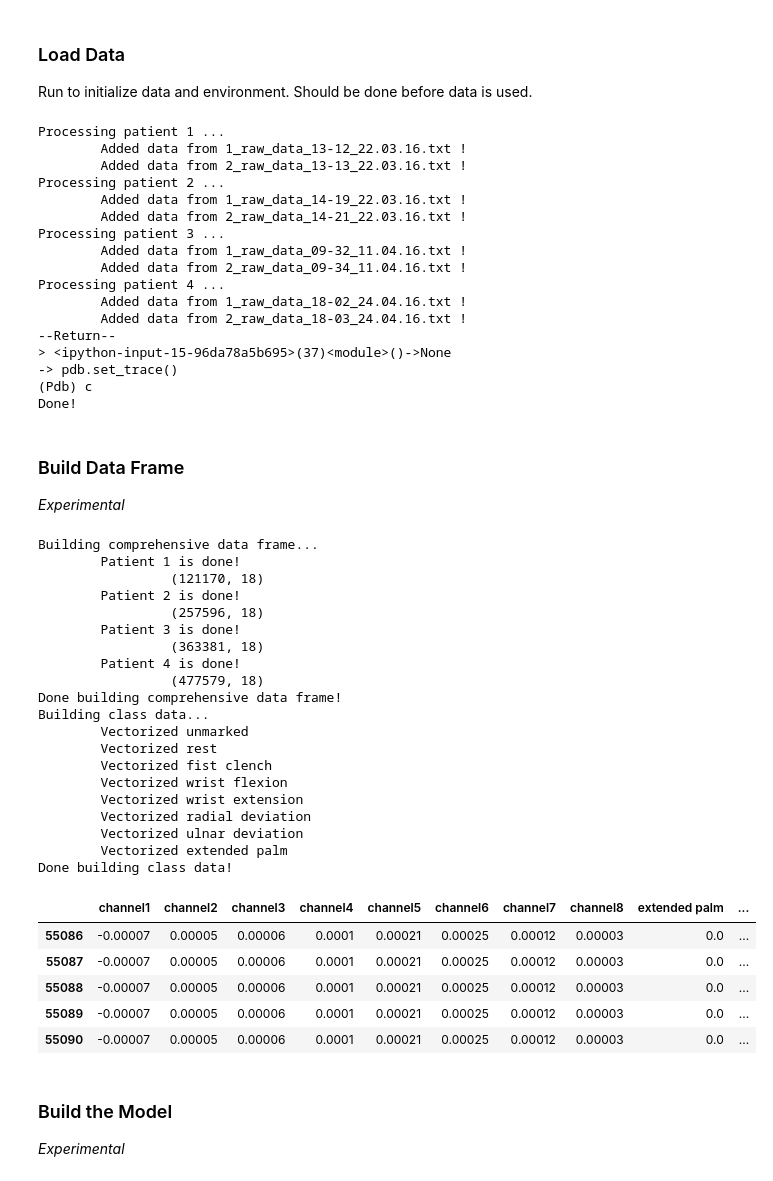
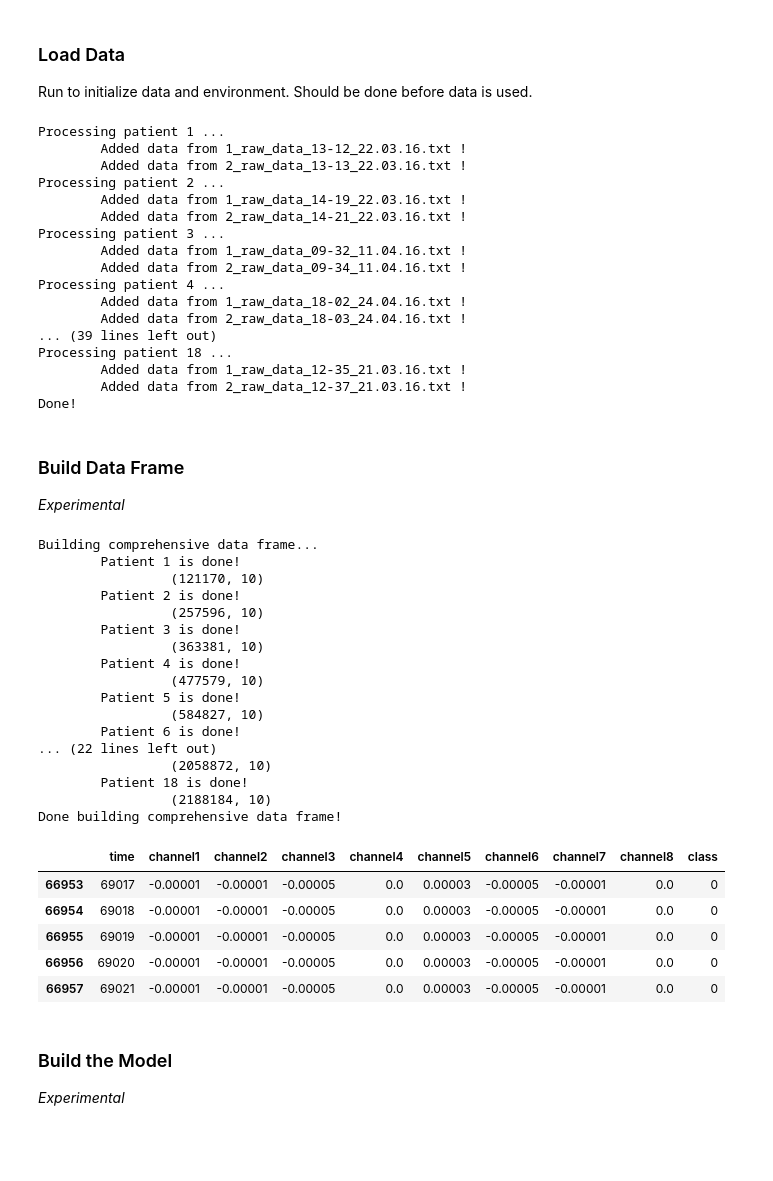
Before and after one commit to harikuts/gesture_id, a Jupyter notebook: Gesture_Project.ipynb, the cells around one changed output. Cells and saved outputs as stored; diff of their text form; code cells hidden in the pictures; blank space fills up the shorter version.

```diff
--- a/Gesture_Project.ipynb
+++ b/Gesture_Project.ipynb
@@ -79,7 +83,7 @@ import pandas as pd
 repopath = '/content/drive/Team Drives/Gestures Project/repo/'
 
 # Specify range of patients
-PATIENTS = {1, 2, 3, 4}
+PATIENTS = range(1,19)
 CHANNELS = ["channel" + str(x) for x in range(1,9)]
 COLUMNS = CHANNELS[:].append("class")
 CLASSNAMES = ["unmarked", "rest", "fist clench", "wrist flexion", "wrist extension", "radial deviation", "ulnar deviation", "extended palm"]
@@ -105,7 +109,7 @@ for patient in PATIENTS:
       print ("\tAdded data from", file, "!")
     except Exception as e:
       print ("Could not import data to patient", identifier, "from", patientPath, "\n", str(e))
-pdb.set_trace()
+# pdb.set_trace()
 print ("Done!")
 # %% [output]
 Processing patient 1 ...
@@ -120,10 +124,10 @@ Processing patient 3 ...
 Processing patient 4 ...
         Added data from 1_raw_data_18-02_24.04.16.txt !
         Added data from 2_raw_data_18-03_24.04.16.txt !
---Return--
-> <ipython-input-15-96da78a5b695>(37)<module>()->None
--> pdb.set_trace()
-(Pdb) c
+... (39 lines left out)
+Processing patient 18 ...
+        Added data from 1_raw_data_12-35_21.03.16.txt !
+        Added data from 2_raw_data_12-37_21.03.16.txt !
 Done!
 # %% [markdown]
 ### Build Data Frame
@@ -131,57 +135,57 @@ Done!
 # %%
 import tensorflow as tf
 from tensorflow import keras
 
 
 # Create comprehensive dataframe with all data
 print ("Building comprehensive data frame...")
 dataFrame = None
 for patient in PATIENTS:
   identifier = "%02d" % (patient)
   for data in patientDict[identifier]:
     if dataFrame is not None:
       dataFrame = pd.concat([dataFrame, data])
     else:
       dataFrame = data
   print ("\tPatient", patient, "is done!")
   print ("\t\t", dataFrame.shape)
 print ("Done building comprehensive data frame!")
 
+# Data post-processing
+dataFrame.drop('time')
+
 # Add class categories
-print ("Building class data...")
-classification = dataFrame.pop('class')
-for className in CLASSNAMES:
-  dataFrame[className] = (classification == CLASSNAMES.index(className)) * 1.0
-  print ("\tVectorized", className)
-print ("Done building class data!")
+# print ("Building class data...")
+# classification = dataFrame.pop('class')
+# for className in CLASSNAMES:
+#   dataFrame[className] = (classification == CLASSNAMES.index(className)) * 1.0
+#   print ("\tVectorized", className)
+# print ("Done building class data!")
 dataFrame.tail()
 # %% [output]
 Building comprehensive data frame...
         Patient 1 is done!
-                 (121170, 18)
+                 (121170, 10)
         Patient 2 is done!
-                 (257596, 18)
+                 (257596, 10)
         Patient 3 is done!
-                 (363381, 18)
+                 (363381, 10)
         Patient 4 is done!
-                 (477579, 18)
+                 (477579, 10)
+        Patient 5 is done!
+                 (584827, 10)
+        Patient 6 is done!
+... (22 lines left out)
+                 (2058872, 10)
+        Patient 18 is done!
+                 (2188184, 10)
 Done building comprehensive data frame!
-Building class data...
-        Vectorized unmarked
-        Vectorized rest
-        Vectorized fist clench
-        Vectorized wrist flexion
-        Vectorized wrist extension
-        Vectorized radial deviation
-        Vectorized ulnar deviation
-        Vectorized extended palm
-Done building class data!
-|  | channel1 | channel2 | channel3 | channel4 | channel5 | channel6 | channel7 | channel8 | extended palm | ... |
-| 55086 | -0.00007 | 0.00005 | 0.00006 | 0.0001 | 0.00021 | 0.00025 | 0.00012 | 0.00003 | 0.0 | ... |
-| 55087 | -0.00007 | 0.00005 | 0.00006 | 0.0001 | 0.00021 | 0.00025 | 0.00012 | 0.00003 | 0.0 | ... |
-| 55088 | -0.00007 | 0.00005 | 0.00006 | 0.0001 | 0.00021 | 0.00025 | 0.00012 | 0.00003 | 0.0 | ... |
-| 55089 | -0.00007 | 0.00005 | 0.00006 | 0.0001 | 0.00021 | 0.00025 | 0.00012 | 0.00003 | 0.0 | ... |
-| 55090 | -0.00007 | 0.00005 | 0.00006 | 0.0001 | 0.00021 | 0.00025 | 0.00012 | 0.00003 | 0.0 | ... |
+|  | time | channel1 | channel2 | channel3 | channel4 | channel5 | channel6 | channel7 | channel8 | class |
+| 66953 | 69017 | -0.00001 | -0.00001 | -0.00005 | 0.0 | 0.00003 | -0.00005 | -0.00001 | 0.0 | 0 |
+| 66954 | 69018 | -0.00001 | -0.00001 | -0.00005 | 0.0 | 0.00003 | -0.00005 | -0.00001 | 0.0 | 0 |
+| 66955 | 69019 | -0.00001 | -0.00001 | -0.00005 | 0.0 | 0.00003 | -0.00005 | -0.00001 | 0.0 | 0 |
+| 66956 | 69020 | -0.00001 | -0.00001 | -0.00005 | 0.0 | 0.00003 | -0.00005 | -0.00001 | 0.0 | 0 |
+| 66957 | 69021 | -0.00001 | -0.00001 | -0.00005 | 0.0 | 0.00003 | -0.00005 | -0.00001 | 0.0 | 0 |
 # %% [markdown]
 ### Build the Model
 *Experimental*
```
Also changed, not shown: parts of 5 cells of this notebook.
